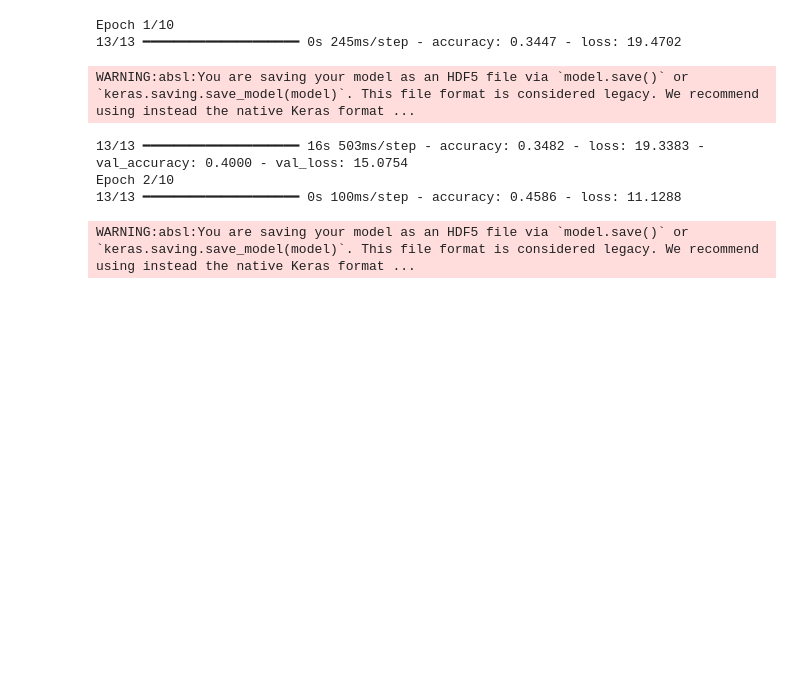
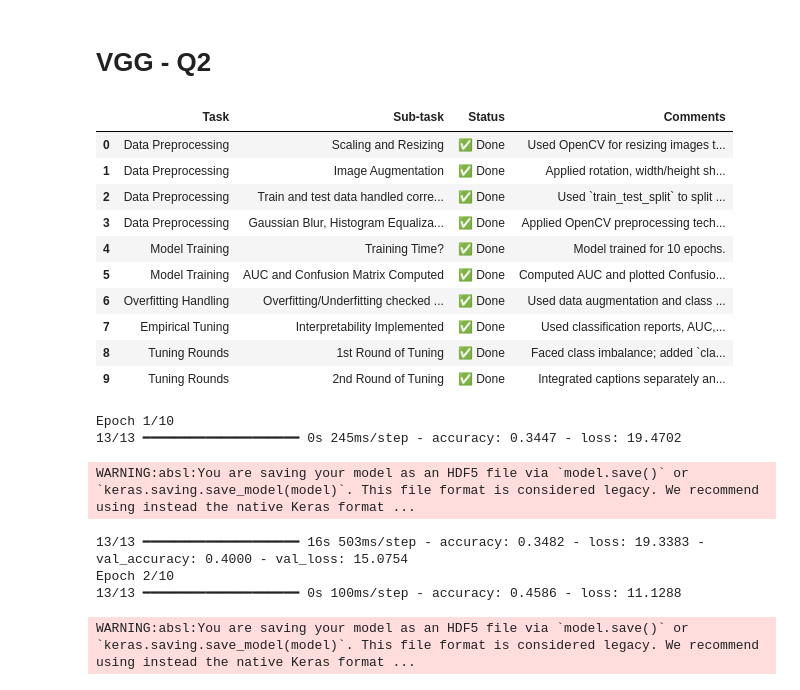
Before and after one commit to LCIT-W25/AISC-T3-Grp3, a Jupyter notebook: Computer Vision/Assignment #2/VGG-Q2.ipynb, the cells around one changed output. Cells and saved outputs as stored; diff of their text form; code cells hidden in the pictures; blank space fills up the shorter version.

```diff
--- a/Computer Vision/Assignment #2/VGG-Q2.ipynb
+++ b/Computer Vision/Assignment #2/VGG-Q2.ipynb
@@ -1,3 +1,65 @@
+# %% [markdown]
+# VGG - Q2
+# %%
+import pandas as pd
+from IPython.display import display
+
+
+
+# Define progress data
+progress_data = {
+    "Task": [
+        "Data Preprocessing", "Data Preprocessing", "Data Preprocessing", "Data Preprocessing",
+        "Model Training", "Model Training",
+        "Overfitting Handling",
+        "Empirical Tuning",
+        "Tuning Rounds", "Tuning Rounds"
+    ],
+    "Sub-task": [
+        "Scaling and Resizing", "Image Augmentation", "Train and test data handled correctly",
+        "Gaussian Blur, Histogram Equalization, Intensity Thresholds",
+        "Training Time?", "AUC and Confusion Matrix Computed",
+        "Overfitting/Underfitting checked and handled",
+        "Interpretability Implemented",
+        "1st Round of Tuning", "2nd Round of Tuning"
+    ],
+    "Status": [
+        "✅ Done", "✅ Done", "✅ Done", "✅ Done",
+        "✅ Done", "✅ Done",
+        "✅ Done",
+        "✅ Done",
+        "✅ Done", "✅ Done"
+    ],
+    "Comments": [
+        "Used OpenCV for resizing images to (224, 224).",
+        "Applied rotation, width/height shift, shear, zoom, and horizontal flip using `ImageDataGenerator`.",
+        "Used `train_test_split` to split images and captions correctly.",
+        "Applied OpenCV preprocessing techniques for better image quality.",
+        "Model trained for 10 epochs.",
+        "Computed AUC and plotted Confusion Matrix.",
+        "Used data augmentation and class weights to address class imbalance.",
+        "Used classification reports, AUC, and confusion matrix for evaluation.",
+        "Faced class imbalance; added `class_weight` for handling it.",
+        "Integrated captions separately and modified the data generator."
+    ]
+}
+
+# Create DataFrame
+progress_df = pd.DataFrame(progress_data)
+pd.set_option('display.max_colwidth', None)  # Prevents text truncation
+progress_df
+# %% [output]
+|  | Task | Sub-task | Status | Comments |
+| 0 | Data Preprocessing | Scaling and Resizing | ✅ Done | Used OpenCV for resizing images t... |
+| 1 | Data Preprocessing | Image Augmentation | ✅ Done | Applied rotation, width/height sh... |
+| 2 | Data Preprocessing | Train and test data handled corre... | ✅ Done | Used `train_test_split` to split ... |
+| 3 | Data Preprocessing | Gaussian Blur, Histogram Equaliza... | ✅ Done | Applied OpenCV preprocessing tech... |
+| 4 | Model Training | Training Time? | ✅ Done | Model trained for 10 epochs. |
+| 5 | Model Training | AUC and Confusion Matrix Computed | ✅ Done | Computed AUC and plotted Confusio... |
+| 6 | Overfitting Handling | Overfitting/Underfitting checked ... | ✅ Done | Used data augmentation and class ... |
+| 7 | Empirical Tuning | Interpretability Implemented | ✅ Done | Used classification reports, AUC,... |
+| 8 | Tuning Rounds | 1st Round of Tuning | ✅ Done | Faced class imbalance; added `cla... |
+| 9 | Tuning Rounds | 2nd Round of Tuning | ✅ Done | Integrated captions separately an... |
 # %%
 import os
 import json
```
